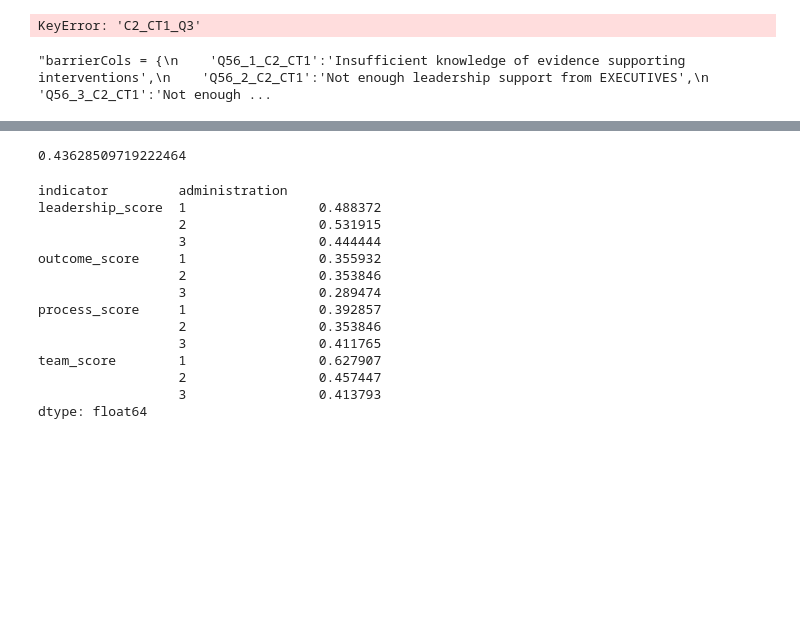
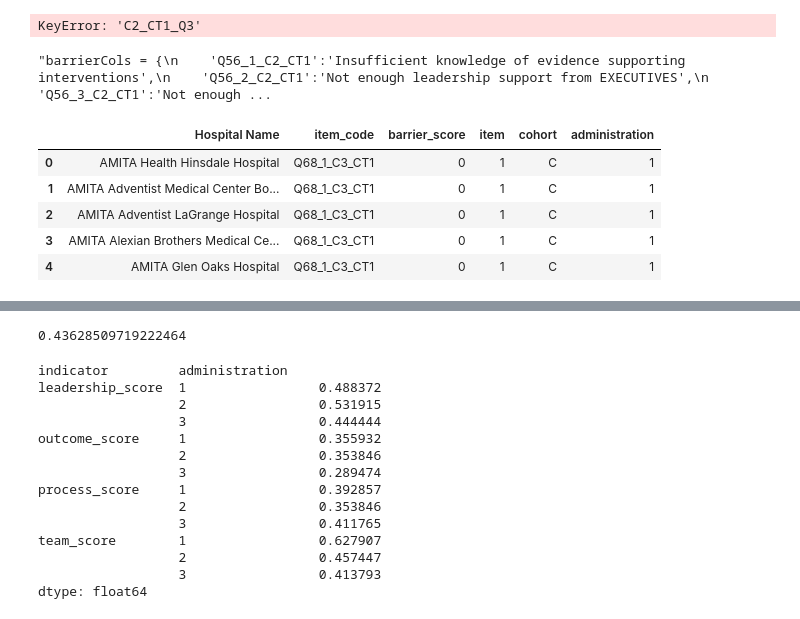
Before and after one commit to dr-rosen-rosen/ISCR_implementation_eval, a Jupyter notebook: ISCR_OP2_Report_Analysis.ipynb, the cells around one changed output, grey strips where cells are left out. Drawn from its saved outputs; the diff is of its cells as text; code cells hidden in the pictures; blank space fills up the shorter version.

```diff
--- a/ISCR_OP2_Report_Analysis.ipynb
+++ b/ISCR_OP2_Report_Analysis.ipynb
@@ -181,6 +181,15 @@ barriers_long.head()
 x = barriers_long.groupby(['item','administration'], as_index=False)['barrier_score'].mean()
 #x.to_csv('Barrier_score_ITEM_by_Time.csv')
 x.to_csv(os.path.join(os.getcwd(), cnf[conf]['output_path'],cnf[conf]['barrier_score_ITEM_by_time']))
+# %%
+barriers_long.head()
+# %% [output]
+|  | Hospital Name | item_code | barrier_score | item | cohort | administration |
+| 0 | AMITA Health Hinsdale Hospital | Q68_1_C3_CT1 | 0 | 1 | C | 1 |
+| 1 | AMITA Adventist Medical Center Bo... | Q68_1_C3_CT1 | 0 | 1 | C | 1 |
+| 2 | AMITA Adventist LaGrange Hospital | Q68_1_C3_CT1 | 0 | 1 | C | 1 |
+| 3 | AMITA Alexian Brothers Medical Ce... | Q68_1_C3_CT1 | 0 | 1 | C | 1 |
+| 4 | AMITA Glen Oaks Hospital | Q68_1_C3_CT1 | 0 | 1 | C | 1 |
 # %%
 barrier_cat_recode = {
     1:'Knowledge',
```
Also changed, not shown: parts of 8 cells of this notebook, 3 other files.
